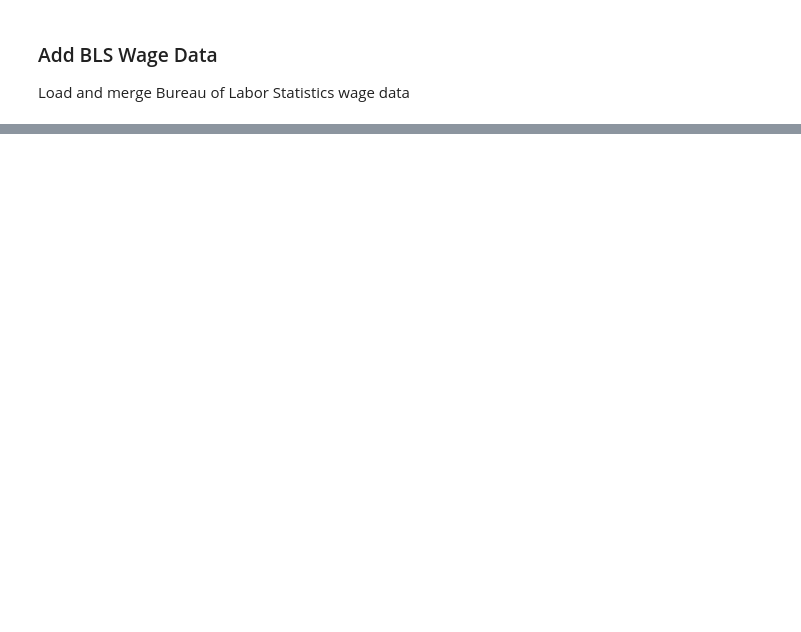
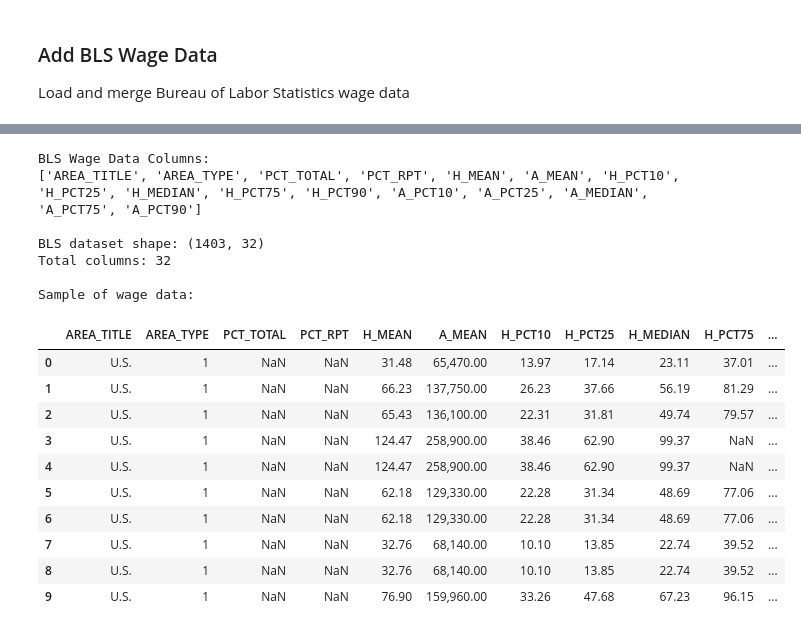
Before and after one commit to johnjosephhorton/rubin, a Jupyter notebook: agentic_ai/onet_cleaning.ipynb, the cells around one changed output, grey strips where cells are left out. Saved outputs shown, nothing was run; the diff lists cells and outputs as text; code cells hidden in the pictures; blank space fills up the shorter version.

Commit message:
added wage percentiles

```diff
--- a/agentic_ai/onet_cleaning.ipynb
+++ b/agentic_ai/onet_cleaning.ipynb
@@ -422 +457,32 @@ Reading BLS wage data...
+# %%
+# Check available wage columns in BLS data
+print("BLS Wage Data Columns:")
+wage_columns = [col for col in bls_wage_df.columns if any(x in col.upper() for x in ['WAGE', 'H_', 'A_', 'PCT'])]
+print(wage_columns)
+
+print(f"\nBLS dataset shape: {bls_wage_df.shape}")
+print(f"Total columns: {len(bls_wage_df.columns)}")
+
+# Show first few rows of wage-related columns
+print("\nSample of wage data:")
+bls_wage_df[wage_columns].head(10)
+# %% [output]
+BLS Wage Data Columns:
+['AREA_TITLE', 'AREA_TYPE', 'PCT_TOTAL', 'PCT_RPT', 'H_MEAN', 'A_MEAN', 'H_PCT10', 'H_PCT25', 'H_MEDIAN', 'H_PCT75', 'H_PCT90', 'A_PCT10', 'A_PCT25', 'A_MEDIAN', 'A_PCT75', 'A_PCT90']
+
+BLS dataset shape: (1403, 32)
+Total columns: 32
+
+Sample of wage data:
+|  | AREA_TITLE | AREA_TYPE | PCT_TOTAL | PCT_RPT | H_MEAN | A_MEAN | H_PCT10 | H_PCT25 | H_MEDIAN | H_PCT75 | ... |
+| 0 | U.S. | 1 | NaN | NaN | 31.48 | 65,470.00 | 13.97 | 17.14 | 23.11 | 37.01 | ... |
+| 1 | U.S. | 1 | NaN | NaN | 66.23 | 137,750.00 | 26.23 | 37.66 | 56.19 | 81.29 | ... |
+| 2 | U.S. | 1 | NaN | NaN | 65.43 | 136,100.00 | 22.31 | 31.81 | 49.74 | 79.57 | ... |
+| 3 | U.S. | 1 | NaN | NaN | 124.47 | 258,900.00 | 38.46 | 62.90 | 99.37 | NaN | ... |
+| 4 | U.S. | 1 | NaN | NaN | 124.47 | 258,900.00 | 38.46 | 62.90 | 99.37 | NaN | ... |
+| 5 | U.S. | 1 | NaN | NaN | 62.18 | 129,330.00 | 22.28 | 31.34 | 48.69 | 77.06 | ... |
+| 6 | U.S. | 1 | NaN | NaN | 62.18 | 129,330.00 | 22.28 | 31.34 | 48.69 | 77.06 | ... |
+| 7 | U.S. | 1 | NaN | NaN | 32.76 | 68,140.00 | 10.10 | 13.85 | 22.74 | 39.52 | ... |
+| 8 | U.S. | 1 | NaN | NaN | 32.76 | 68,140.00 | 10.10 | 13.85 | 22.74 | 39.52 | ... |
+| 9 | U.S. | 1 | NaN | NaN | 76.90 | 159,960.00 | 33.26 | 47.68 | 67.23 | 96.15 | ... |
 # %%
```
Also changed, not shown: parts of 4 cells of this notebook.
